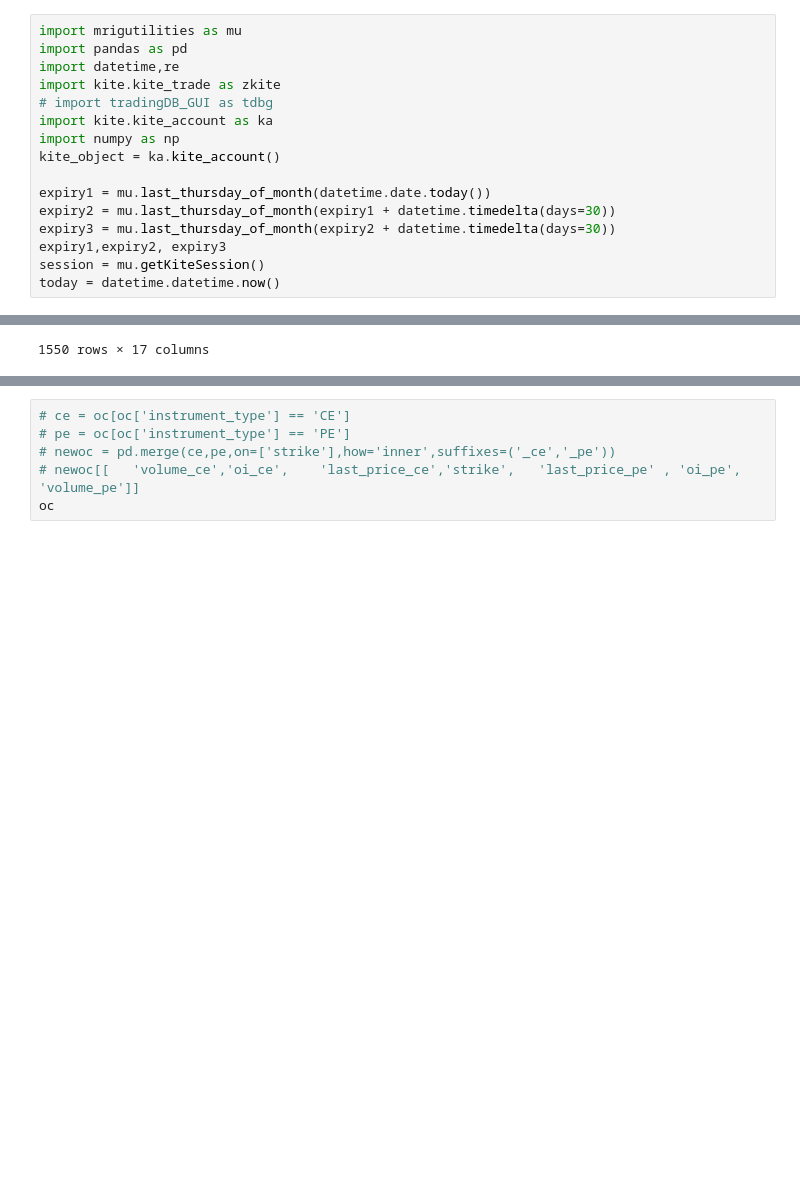
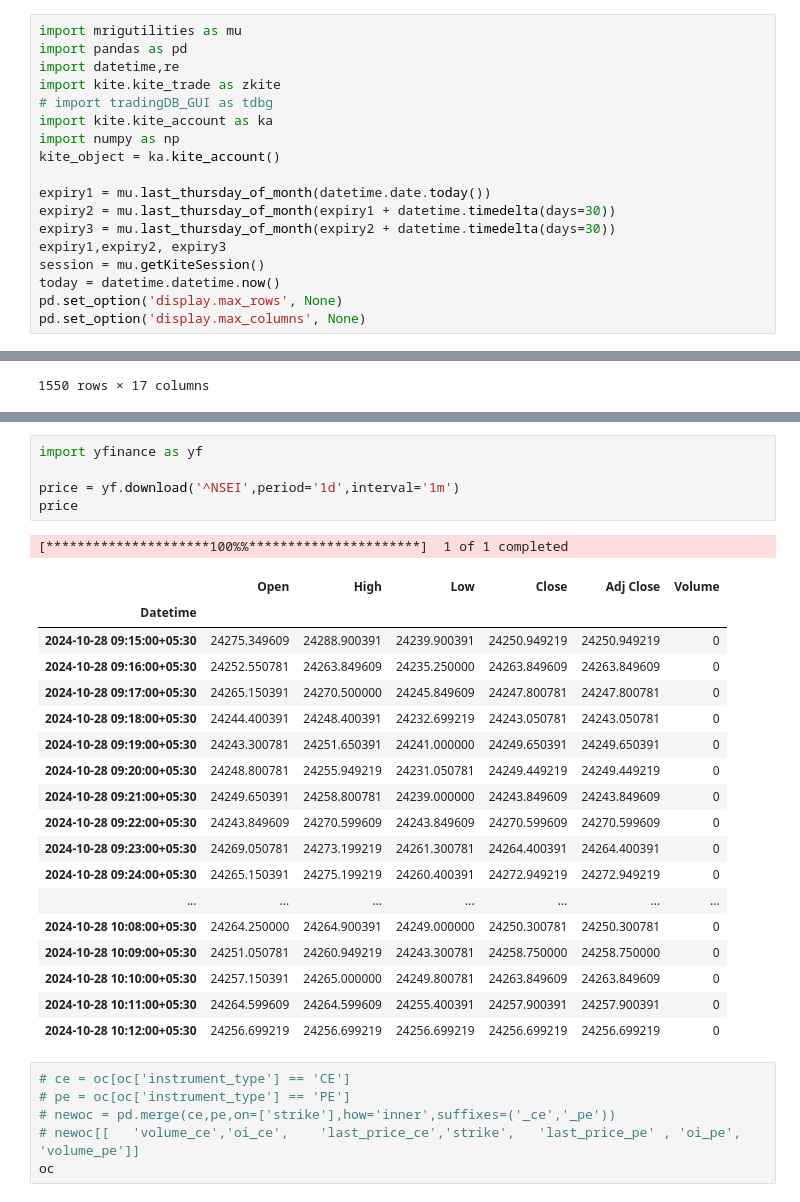
Before and after one commit to santoshbag/mrigAnalytics, a Jupyter notebook: OC.ipynb, the cells around one changed output, grey strips where cells are left out. Cells and saved outputs as stored; diff of their text form; blank space fills up the shorter version.

```diff
--- a/OC.ipynb
+++ b/OC.ipynb
@@ -14,4 +14,6 @@ expiry3 = mu.last_thursday_of_month(expiry2 + datetime.timedelta(days=30))
 expiry1,expiry2, expiry3
 session = mu.getKiteSession()
 today = datetime.datetime.now()
+pd.set_option('display.max_rows', None)
+pd.set_option('display.max_columns', None)
 # %% [output]
@@ -99,3 +94,28 @@ instrument_token
+# %%
+import yfinance as yf
+
+price = yf.download('^NSEI',period='1d',interval='1m')
+price
+# %% [output]
+[*********************100%%**********************]  1 of 1 completed
+|  | Open | High | Low | Close | Adj Close | Volume |
+| Datetime |  |  |  |  |  |  |
+| 2024-10-28 09:15:00+05:30 | 24275.349609 | 24288.900391 | 24239.900391 | 24250.949219 | 24250.949219 | 0 |
+| 2024-10-28 09:16:00+05:30 | 24252.550781 | 24263.849609 | 24235.250000 | 24263.849609 | 24263.849609 | 0 |
+| 2024-10-28 09:17:00+05:30 | 24265.150391 | 24270.500000 | 24245.849609 | 24247.800781 | 24247.800781 | 0 |
+| 2024-10-28 09:18:00+05:30 | 24244.400391 | 24248.400391 | 24232.699219 | 24243.050781 | 24243.050781 | 0 |
+| 2024-10-28 09:19:00+05:30 | 24243.300781 | 24251.650391 | 24241.000000 | 24249.650391 | 24249.650391 | 0 |
+| 2024-10-28 09:20:00+05:30 | 24248.800781 | 24255.949219 | 24231.050781 | 24249.449219 | 24249.449219 | 0 |
+| 2024-10-28 09:21:00+05:30 | 24249.650391 | 24258.800781 | 24239.000000 | 24243.849609 | 24243.849609 | 0 |
+| 2024-10-28 09:22:00+05:30 | 24243.849609 | 24270.599609 | 24243.849609 | 24270.599609 | 24270.599609 | 0 |
+| 2024-10-28 09:23:00+05:30 | 24269.050781 | 24273.199219 | 24261.300781 | 24264.400391 | 24264.400391 | 0 |
+| 2024-10-28 09:24:00+05:30 | 24265.150391 | 24275.199219 | 24260.400391 | 24272.949219 | 24272.949219 | 0 |
+| ... | ... | ... | ... | ... | ... | ... |
+| 2024-10-28 10:08:00+05:30 | 24264.250000 | 24264.900391 | 24249.000000 | 24250.300781 | 24250.300781 | 0 |
+| 2024-10-28 10:09:00+05:30 | 24251.050781 | 24260.949219 | 24243.300781 | 24258.750000 | 24258.750000 | 0 |
+| 2024-10-28 10:10:00+05:30 | 24257.150391 | 24265.000000 | 24249.800781 | 24263.849609 | 24263.849609 | 0 |
+| 2024-10-28 10:11:00+05:30 | 24264.599609 | 24264.599609 | 24255.400391 | 24257.900391 | 24257.900391 | 0 |
+| 2024-10-28 10:12:00+05:30 | 24256.699219 | 24256.699219 | 24256.699219 | 24256.699219 | 24256.699219 | 0 |
 # %%
 # ce = oc[oc['instrument_type'] == 'CE']
 # pe = oc[oc['instrument_type'] == 'PE']
```
Also changed, not shown: parts of 5 cells of this notebook, 16 other files.
